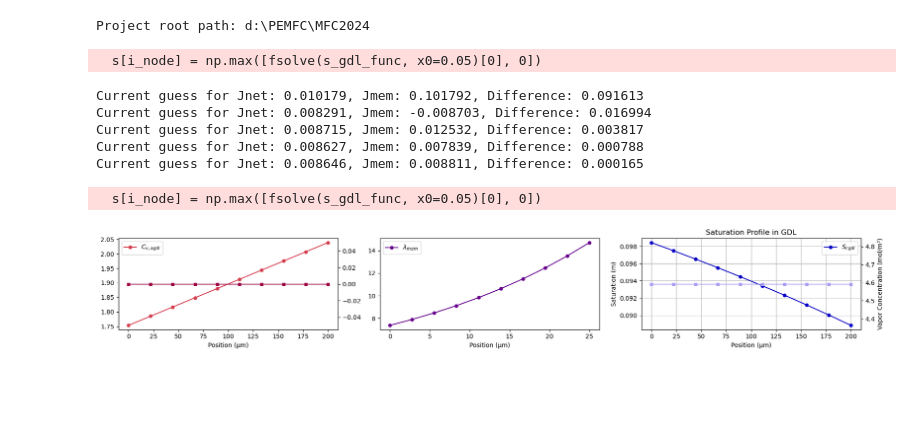
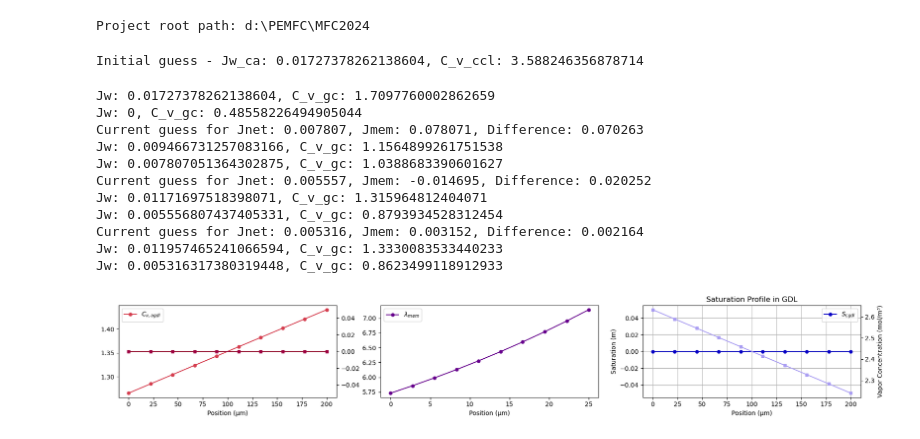
Before and after one commit to YuKwanH/DS-AlphaPEM, a Jupyter notebook: simulation/iteration_template.ipynb, the cells around one changed output. Cells and saved outputs as stored; diff of their text form; code cells hidden in the pictures; blank space fills up the shorter version.

```diff
--- a/simulation/iteration_template.ipynb
+++ b/simulation/iteration_template.ipynb
@@ -29,7 +29,7 @@ Pa_des, Pc_des = operating_inputs['Pa_des'], operating_inputs['Pc_des']
 Win_c, Wout_c = operating_inputs['Win_c'], operating_inputs['Wout_c']
 Win_a, Wout_a = operating_inputs['Win_a'], operating_inputs['Wout_a']
 
-i = 1.2e4 # current density (A/m^2)
+i = 10 / 30e-4 # current density (A/m^2)
 # %%
 ### Define the water flow at CCL
 Srxn = i / (2 * F) # mol/s/m^2
@@ -57,7 +57,7 @@ def gdl_profile(Jw, Vgin_ca, Vgout_ca):
                 def s_gdl_func(n):
                     rhs = (M_H2O * Jw * (x - x_front)) / (-sigma(Tfc) * K0(epsilon_gdl, epsilon_c)/nu_l(Tfc)* np.cos(theta_c)*(epsilon_gdl/K0(epsilon_gdl,epsilon_c))**0.5)
                     return 0.35425 * n ** 4 - 0.848 * n **5 + 0.6315 * n ** 6 - rhs
-                s[i_node] = np.max([fsolve(s_gdl_func, x0=0.05)[0], 0])
+                s[i_node] = np.max([fsolve(s_gdl_func, x0=0.1)[0], 0])
                 i_node += 1
         # ------------------- Regime L ------------------- #
         elif C_v_gc > Csat(Tfc) and C_v_cl > Csat(Tfc):
@@ -72,7 +72,7 @@ def gdl_profile(Jw, Vgin_ca, Vgout_ca):
                     rhs = (M_H2O * Jw * (x)) /(-sigma(Tfc) * K0(epsilon_gdl, epsilon_c)/nu_l(Tfc)* np.cos(theta_c)*(epsilon_gdl/K0(epsilon_gdl,epsilon_c))**0.5) + \
                              0.35425 * s_gdl_inter ** 4 - 0.848 * s_gdl_inter **5 + 0.6315 * s_gdl_inter ** 6
                     return 0.35425 * n ** 4 - 0.848 * n **5 + 0.6315 * n ** 6 - rhs
-                s[i_node] = np.max([fsolve(s_gdl_func, x0=0.05)[0], 0])
+                s[i_node] = np.max([fsolve(s_gdl_func, x0=s_gdl_inter)[0], 0])
                 i_node += 1
         # ------------------- Regime V ------------------- #
         else:
@@ -113,7 +113,7 @@ def gdl_profile(Jw, Vgin_ca, Vgout_ca):
                         rhs = (M_H2O * Jw * (x)) / (-sigma(Tfc) * K0(epsilon_gdl, epsilon_c)/nu_l(Tfc)* np.cos(theta_c)*(epsilon_gdl/K0(epsilon_gdl,epsilon_c))**0.5) + \
                                  0.35425 * s_gdl_inter ** 4 - 0.848 * s_gdl_inter **5 + 0.6315 * s_gdl_inter ** 6
                         return 0.35425 * n ** 4 - 0.848 * n **5 + 0.6315 * n ** 6 - rhs
-                    s[i_node] = np.max([fsolve(s_gdl_func, x0=0.05)[0], 0])
+                    s[i_node] = np.max([fsolve(s_gdl_func, x0=s_gdl_inter)[0], 0])
                     i_node += 1
         # ------------------- Regime L ------------------- #
             else:
@@ -125,7 +125,7 @@ def gdl_profile(Jw, Vgin_ca, Vgout_ca):
                         rhs = (M_H2O * Jw * (x)) / (-sigma(Tfc) * K0(epsilon_gdl, epsilon_c)/nu_l(Tfc)* np.cos(theta_c)*(epsilon_gdl/K0(epsilon_gdl,epsilon_c))**0.5) + \
                                  0.35425 * s_gdl_inter ** 4 - 0.848 * s_gdl_inter **5 + 0.6315 * s_gdl_inter ** 6
                         return 0.35425 * n ** 4 - 0.848 * n **5 + 0.6315 * n ** 6 - rhs
-                    s[i_node] = fsolve(s_gdl_func, x0=0.05)[0]
+                    s[i_node] = fsolve(s_gdl_func, x0=s_gdl_inter)[0]
                     i_node += 1
     # ------------------- Case 3: No water flow ------------------- #
     else:
@@ -142,7 +142,7 @@ def gdl_profile(Jw, Vgin_ca, Vgout_ca):
                 def s_gdl_func(n):
                     rhs = 0
                     return 0.35425 * n ** 4 - 0.848 * n **5 + 0.6315 * n ** 6 - rhs
-                s[i_node] = np.max([fsolve(s_gdl_func, x0=0.05)[0], 0])
+                s[i_node] = np.max([fsolve(s_gdl_func, x0=0)[0], 0])
                 i_node += 1
         else: # Regime V
             x_front = 0
@@ -156,6 +156,7 @@ Jnet = 0 # net water flux (positive if water flows from CL to GC)
 Jw_ca = i / (2 * F)
 Jw_an = 0
 C_v_cgdl, C_v_ccl, C_v_cinter, s_cgdl, x_front_c = gdl_profile(Jw_ca, Win_c, Wout_c)
+print(f"Initial guess - Jw_ca: {Jw_ca}, C_v_ccl: {C_v_ccl}")
 C_v_agdl, C_v_acl, C_v_ainter, s_agdl, x_front_a = gdl_profile(Jw_an, Win_a, Wout_a)
 # Water content
 if Jw_ca > 0:
@@ -167,10 +168,10 @@ else:
     lambda_ccl = lambda_eq(C_v_ccl, 0, Tfc, 20) + Jw_ca * M_eq / (epsilon_cl * Hcl * 1.3 *rho_mem)
 
 Klambda = rho_mem/M_eq * Dw(lambda_ccl, Tfc) / (2.5/22 * i / F)
-lambda_acl = lambda_ccl * np.exp(-parameters["Hmem"]/Klambda)
-lambda_mem = [lambda_ccl * np.exp(-x/Klambda) for x in np.linspace(0, 2e-5, 10)]
+lambda_acl = lambda_ccl * np.exp(-Hmem/Klambda)
+lambda_mem = [lambda_ccl * np.exp(-x/Klambda) for x in np.linspace(0, Hmem, 10)]
 # %% [output]
-  s[i_node] = np.max([fsolve(s_gdl_func, x0=0.05)[0], 0])
+Initial guess - Jw_ca: 0.01727378262138604, C_v_ccl: 3.588246356878714
 # %%
 success = False
 
@@ -204,31 +205,37 @@ while success == False:
         Jnet += 0.1 * (Jmem - Jnet)
         print(f"Current guess for Jnet: {Jnet:.6f}, Jmem: {Jmem:.6f}, Difference: {abs(Jnet - Jmem):.6f}")
 # %% [output]
-Current guess for Jnet: 0.010179, Jmem: 0.101792, Difference: 0.091613
-Current guess for Jnet: 0.008291, Jmem: -0.008703, Difference: 0.016994
-Current guess for Jnet: 0.008715, Jmem: 0.012532, Difference: 0.003817
-Current guess for Jnet: 0.008627, Jmem: 0.007839, Difference: 0.000788
-Current guess for Jnet: 0.008646, Jmem: 0.008811, Difference: 0.000165
+Jw: 0.01727378262138604, C_v_gc: 1.7097760002862659
+Jw: 0, C_v_gc: 0.48558226494905044
+Current guess for Jnet: 0.007807, Jmem: 0.078071, Difference: 0.070263
+Jw: 0.009466731257083166, C_v_gc: 1.1564899261751538
+Jw: 0.007807051364302875, C_v_gc: 1.0388683390601627
+Current guess for Jnet: 0.005557, Jmem: -0.014695, Difference: 0.020252
+Jw: 0.01171697518398071, C_v_gc: 1.315964812404071
+Jw: 0.005556807437405331, C_v_gc: 0.8793934528312454
+Current guess for Jnet: 0.005316, Jmem: 0.003152, Difference: 0.002164
+Jw: 0.011957465241066594, C_v_gc: 1.3330083533440233
+Jw: 0.005316317380319448, C_v_gc: 0.8623499118912933
-  s[i_node] = np.max([fsolve(s_gdl_func, x0=0.05)[0], 0])
 # %%
 fig, axes = plt.subplots(nrows=1, ncols= 3, figsize=(18, 3))
 axes[0].plot(np.linspace(0, Hgdl*1e6, 10), C_v_agdl, marker='o', markersize=5, color = "#d53e4f", label = "$C_{v, agdl}$")
+axes[0]
 ax2 = axes[0].twinx()
 ax2.plot(np.linspace(0, Hgdl*1e6, 10), s_agdl, marker='s', markersize=5, color = "#9e0142", label = "$S_{agdl}$")
 axes[0].set_xlabel('Position (µm)')
 axes[1].plot(np.linspace(0, parameters["Hmem"]*1e6, 10), lambda_mem[::-1], marker='o', markersize=5, color = "#67008d", label = r"$\lambda_{mem}$")
 axes[1].set_xlabel('Position (µm)')
 axes[2].plot(np.linspace(0, Hgdl*1e6, 10), s_cgdl[::-1], marker='o', markersize=5, color = "#0700c5", label = "$S_{cgdl}$")
 ax2 = axes[2].twinx()
 ax2.plot(np.linspace(0, Hgdl*1e6, 10), C_v_cgdl[::-1], marker='s', markersize=5, color = "#aa9ef2", label = "$C_{v, cgdl}$")
 axes[2].set_xlabel('Position (µm)')
 axes[2].set_ylabel('Saturation (m)')
 axes[2].set_title('Saturation Profile in GDL')
 axes[2].grid(True)
 ax2.set_ylabel('Vapor Concentration (mol/m³)')
 for ax in axes:
     ax.legend()
 plt.tight_layout()
 plt.show()
 # %% [output]
-[figure, old version]
+[figure, new version]
```
Also changed, not shown: 2 other files.
